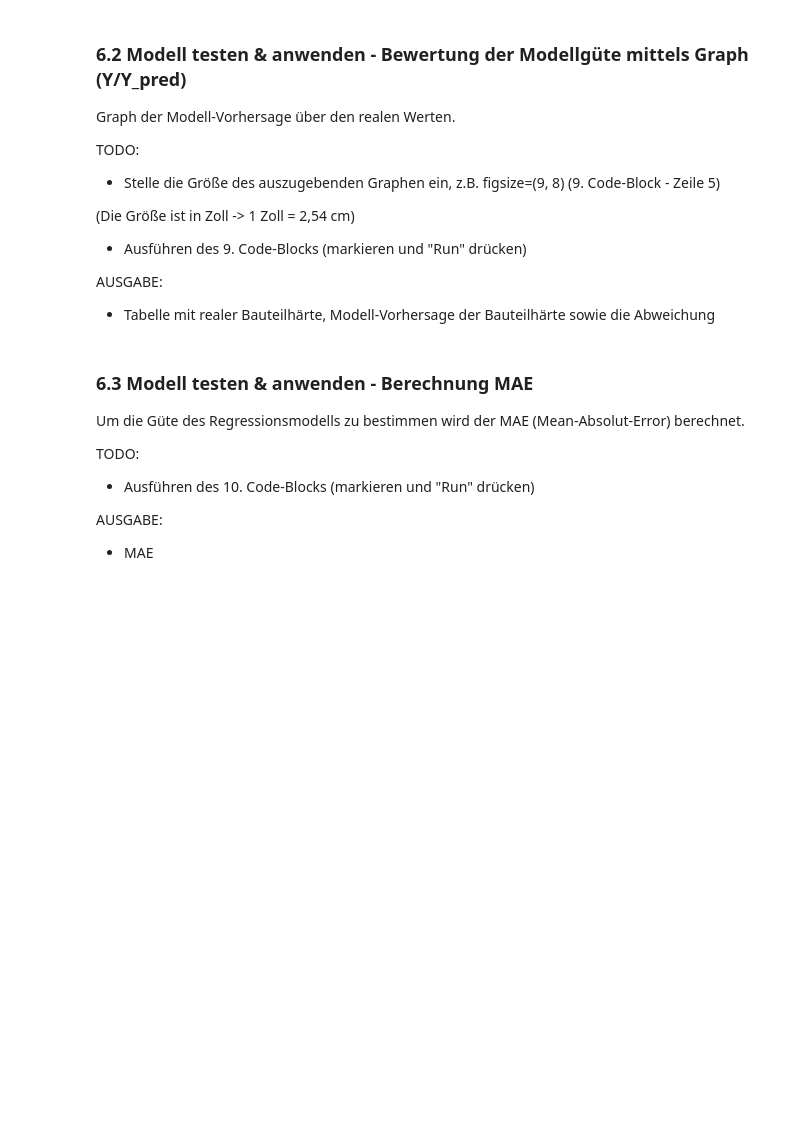
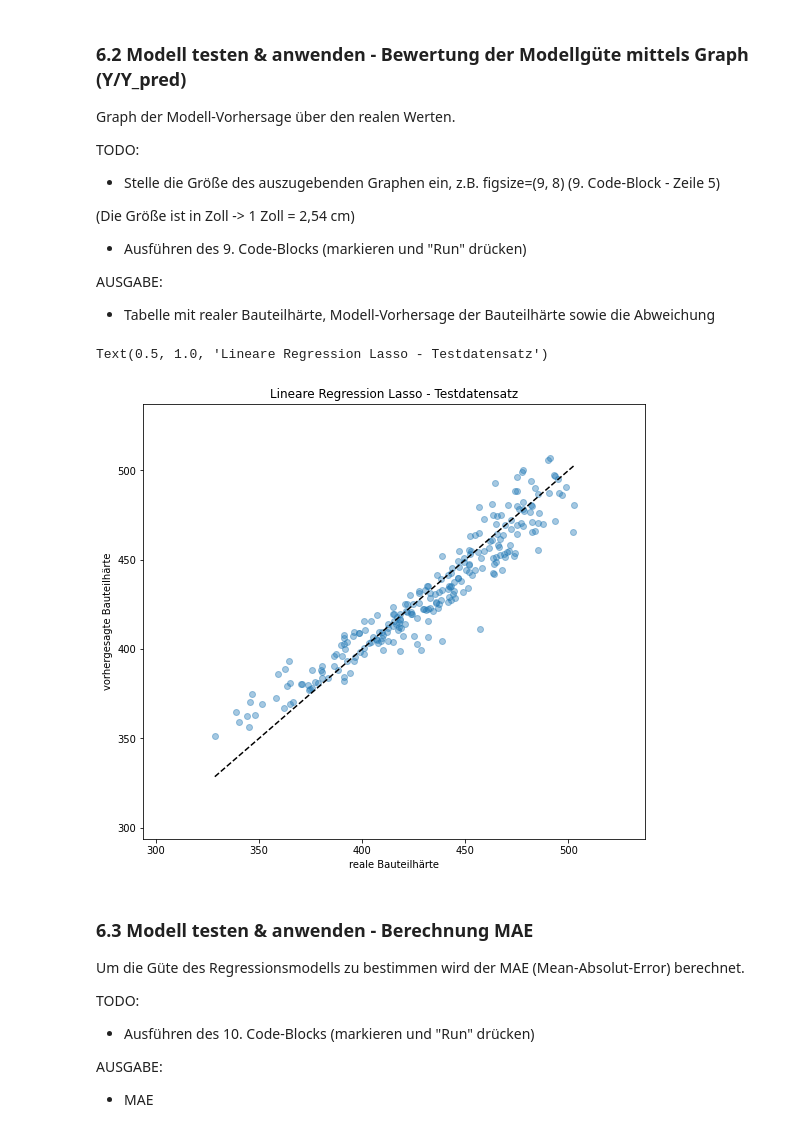
Before and after one commit to runhaozhou/Maschinelles-Lernen-in-der-Produktion, a Jupyter notebook: V1_Regression/Übung 1.2 - Lineare Regression (LASSO) am Beispiel Presshärten.ipynb, the cells around one changed output. Saved outputs shown, nothing was run; the diff lists cells and outputs as text; code cells hidden in the pictures; blank space fills up the shorter version.

Commit message:
Update: Vorlesung 1 Regression Übungslösung und Zusamenfassung

```diff
--- a/V1_Regression/Übung 1.2 - Lineare Regression (LASSO) am Beispiel Presshärten.ipynb
+++ b/V1_Regression/Übung 1.2 - Lineare Regression (LASSO) am Beispiel Presshärten.ipynb
@@ -58,10 +58,10 @@ AUSGABE:
 # 1. Code-Block
 
 # Erstelle eigene Zufallszahlen
-my_seed = TODO
+my_seed = 50
 
 # Lade Datensatz
-df = pd.read_excel("Presshärten_verrauscht_normiert.xlsx")
+df = pd.read_excel("Daten/Presshärten_verrauscht_normiert.xlsx")
 
 # Ausgabe gewählte Zufallszahlen
 print("\nGewählte Zahl für Zufallszahlen: \t" + str(my_seed))
@@ -114,7 +138,7 @@ AUSGABE:
 # 4. Code-Block
 
 # Verhältnis Trainings- und Testdaten
-train_size = TODO
+train_size = 0.75
 
 # Teile Datensatz in Trainings- und Testdatensatz auf
 from sklearn.model_selection import train_test_split
@@ -189,10 +245,10 @@ Versuche den alpha-Wert so einzustellen das das Modell aus 2-4 Variablen besteht
 # 6. Code-Block
 
 # Einstellen des alpha-Parameters (= Lasso-Strafterm)
-alpha = TODO
+alpha = 0.1
 
 # Erstelle Lineares LASSO-Modell
-lasso = linear_model.Lasso(TODO, TODO, TODO)
+lasso = linear_model.Lasso(fit_intercept=True, random_state=my_seed, alpha=alpha)
 
 # Ausgabe Hyperparameter des Modells
 lasso.get_params()
@@ -278,16 +364,19 @@ AUSGABE:
 # %%
 # 9. Code-Block
 
 # Ausgabe Graph
 min_test, max_test = y_test.min(), y_test.max()
-fig = plt.figure(figsize=(TODO, TODO))
+fig = plt.figure(figsize=(9, 8))
 plt.plot(y_test, np.squeeze(lasso.predict(X_test)), "o", alpha=0.4)
 plt.plot([min_test, max_test], [min_test, max_test], "--", c=(0, 0, 0))
 plt.xlim(min_test - 0.2 * (max_test - min_test), max_test + 0.2 * (max_test - min_test))
 plt.ylim(min_test - 0.2 * (max_test - min_test), max_test + 0.2 * (max_test - min_test))
 plt.xlabel("reale Bauteilhärte")
 plt.ylabel("vorhergesagte Bauteilhärte")
 plt.title("Lineare Regression Lasso - Testdatensatz")
+# %% [output]
+Text(0.5, 1.0, 'Lineare Regression Lasso - Testdatensatz')
+[figure, added]
 # %% [markdown]
 ### 6.3 Modell testen & anwenden - Berechnung MAE
 
```
Also changed, not shown: parts of 11 cells of this notebook, 6 other files.
